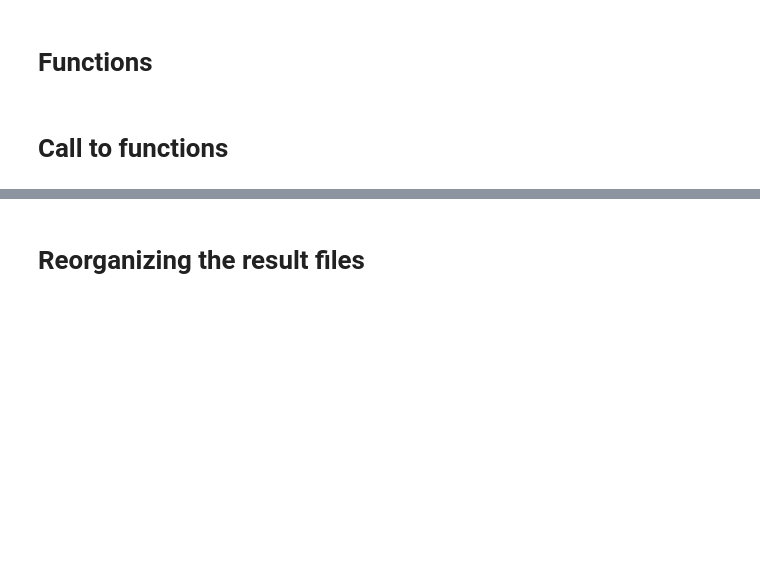
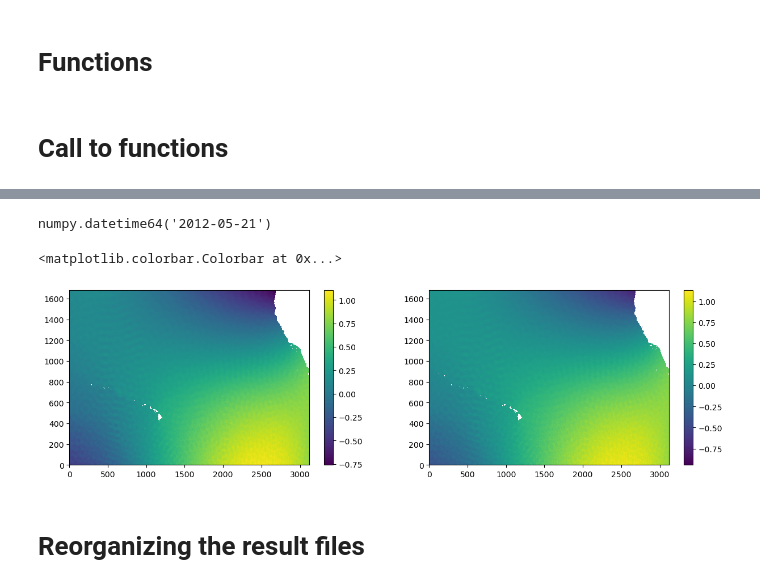
Before and after one commit to vbellemin/OSSE_generator, a Jupyter notebook: filter_tool/extract_bar_tide/function.ipynb, the cells around one changed output, grey strips where cells are left out. Saved outputs shown, nothing was run; the diff lists cells and outputs as text; code cells hidden in the pictures; blank space fills up the shorter version.

```diff
--- a/filter_tool/extract_bar_tide/function.ipynb
+++ b/filter_tool/extract_bar_tide/function.ipynb
@@ -158,13 +166,15 @@ def extract_bar_tide(ssh0,dx):
 
     lambda_bar = 400
     lowpass_bar = lowpass(lambda_bar,nx,ny,wavenum2D)
+    highpass_bar = highpass(lambda_bar,nx,ny,wavenum2D)
 
     window = create_spatial_window(nx,ny)
 
     ssh = extend(ssh0,nx,ny)
     ssh = ssh * window
     ssh_freq = fp.fft2(ssh)
-    ssh_freq_filtered = lowpass_bar * ssh_freq
+    # ssh_freq_filtered = lowpass_bar * ssh_freq
+    ssh_freq_filtered = highpass_bar * ssh_freq
     ssh_filtered = np.real(fp.ifft2(ssh_freq_filtered))[ny:2*ny,nx:2*nx]
 
     return ssh_filtered
@@ -242,7 +252,8 @@ def create_bar_tide(date):
 
     ssh_filtered = ssh_filtered.rename("ssh_bar")
 
-    ssh_filtered.to_netcdf(path_to_save+date.astype('str').replace('-','')+".nc")
+    return ssh_filtered
+    #ssh_filtered.to_netcdf(path_to_save+date.astype('str').replace('-','')+".nc")
 # %% [markdown]
 # Call to functions
 # %%
@@ -253,0 +267,4 @@ for date in array_date:
+# %%
+array_date = np.arange(init_date,final_date,np.timedelta64(1,'D'))
+
+igw_test = create_bar_tide(array_date[20])
@@ -253,0 +274,9 @@ for date in array_date:
+# %%
+array_date[20]
+# %% [output]
+numpy.datetime64('2012-05-21')
+# %%
+ds = xr.open_dataset("/bettik/bellemva/MITgcm/MITgcm_filtered_final/MITgcm_filt_"+array_date[20].astype("str").replace("-","")+".nc")
+
+ssh_bar = ds.ssh_bar.load()
+ssh_hf = ds.ssh_hf.load()
@@ -254,3 +285,15 @@ for date in array_date:
+# %%
+import matplotlib.pyplot as plt
+
+fig,ax = plt.subplots(1,2,figsize=(15,4))
+plot0 = ax[0].pcolormesh(ssh_bar[0,:,:]+igw_test[0,:,:])
+fig.colorbar(ax=ax[0],mappable=plot0)
+
+plot1 = ax[1].pcolormesh(ssh_hf[0,:,:])
+fig.colorbar(ax=ax[1],mappable=plot1)
+# %% [output]
+<matplotlib.colorbar.Colorbar at 0x...>
+[figure, added]
 # %% [markdown]
 # Reorganizing the result files
 # %% [markdown]
```
Also changed, not shown: parts of 4 cells of this notebook, 16 other files.
